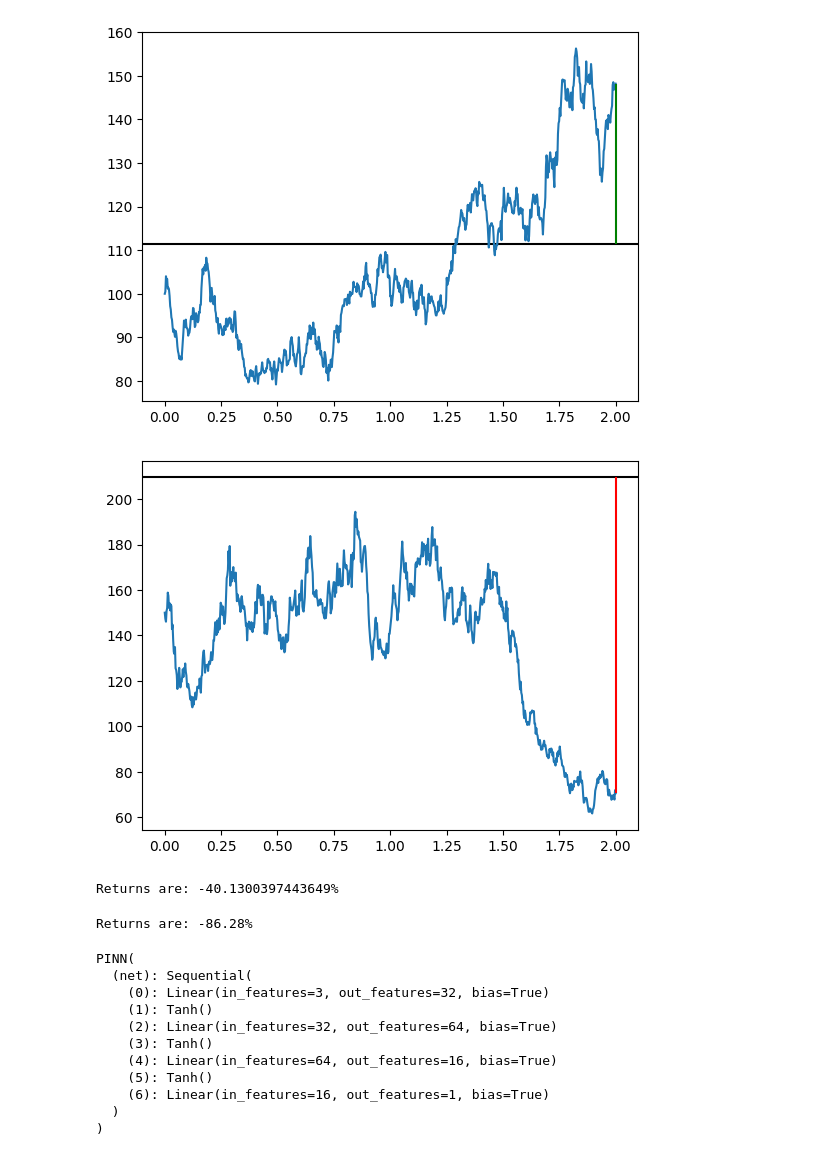
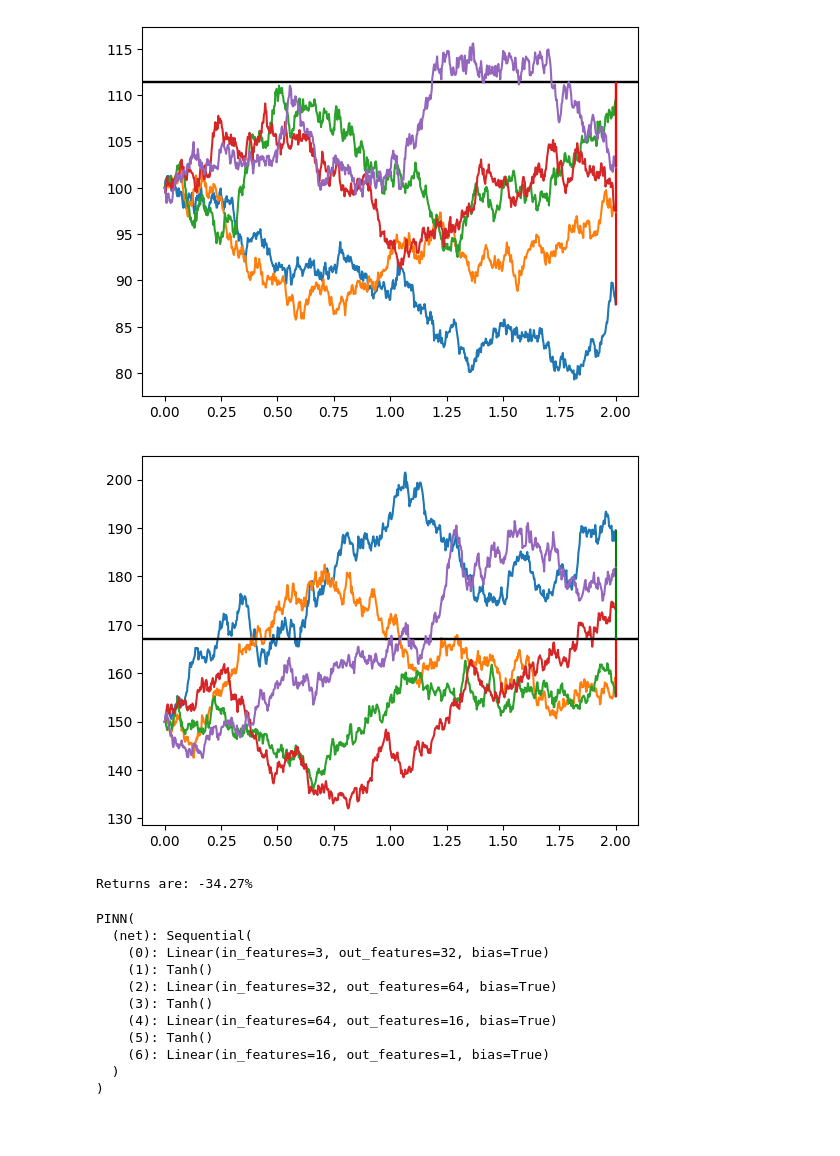
Before and after one commit to Raghava-Ayyagari/Quant-Trading, a Jupyter notebook: Black_and_Scholes/Strategy.ipynb, the cells around one changed output. Drawn from its saved outputs; the diff is of its cells as text; code cells hidden in the pictures; blank space fills up the shorter version.

```diff
--- a/Black_and_Scholes/Strategy.ipynb
+++ b/Black_and_Scholes/Strategy.ipynb
@@ -6,7 +6,7 @@ import torch
 import torch.nn as nn
 from scipy.stats import norm
 # %%
-def black_scholes(S, K=100, T=2, r=0.05, sigma=0.1, option_type='call'):
+def black_scholes(S, K, T=2, r=0.05, sigma=0.1, option_type='call'):
     """
     Calculates the theoretical price of a European option.
 
@@ -74,12 +74,12 @@ def simulate_gbm(S0, mu, sigma, T, N, num_paths=10):
 
     return t, S
 # %%
-t,S1=simulate_gbm(100,0.05,0.3,2,750,1000)
-option1,weight1=black_scholes(100)
+t,S1=simulate_gbm(100,0.05,0.1,2,750,1000)
+option1,weight1=black_scholes(100,100)
 option1=option1+100
 
-t,S2=simulate_gbm(150,-0.05,0.5,2,750,1000)
-option2,weight2=black_scholes(150)
+t,S2=simulate_gbm(150,0.05,0.1,2,750,1000)
+option2,weight2=black_scholes(150,150)
 option2=option2+150
 
 n = 100
@@ -94,6 +94,8 @@ T=2
 K=100
 K1=0.5
 K2=1-K1
+
+percentage_margin=1
 # 2. Get single-share simulated option prices (No 'n' multiplication here)
 
 
@@ -103,40 +105,25 @@ alpha2 = 1 / weight2
 
 # 4. Calculate Total Capital Invested Today (Denominator)
 # %%
-
-x=np.random.randint(0,1000)
-
-opt1_premium = np.exp(-r*T) * np.mean(np.maximum(S1[-1,x] - 100, 0))
-opt2_premium = np.exp(-r*T) * np.mean(np.maximum(S2[-1,x] - 150, 0))
+opt1_premium = np.exp(-r*T) * np.mean(np.maximum(S1[-1,:] - 100, 0))
+opt2_premium = np.exp(-r*T) * np.mean(np.maximum(S2[-1,:] - 150, 0))
 capital1 = (n * S1_0) + (alpha1 * n * opt1_premium)
 capital2 = (n * S2_0) + (alpha2 * n * opt2_premium)
-plt.axhline(option1,color="black")
-plt.plot(t,S1[:,x])
-plt.vlines(t[-1],option1,S1[-1,x],color=("red" if option1>S1[-1,x] else "green"))
-plt.show()
-plt.axhline(option2,color="black")
-plt.plot(t,S2[:,x])
-plt.vlines(t[-1],option2,S2[-1,x],color=("red" if option2>S2[-1,x] else "green"))
+for x in range(5):
+
+    plt.axhline(option1,color="black")
+    plt.plot(t,S1[:,x])
+    plt.vlines(t[-1],option1,S1[-1,x],color=("red" if option1>S1[-1,x] else "green"))
 plt.show()
 
-
-# 5. Calculate Total Portfolio Payoff at Year 2 (Numerator)
-# Total Stock Value + Total Option Value at expiration
-payoff1 = (n * np.mean(S1[-1,x])) + (alpha1 * n * np.mean(np.maximum(S1[-1,x] - 100, 0)))
-payoff2 = (n * np.mean(S2[-1,x])) + (alpha2 * n * np.mean(np.maximum(S2[-1,x] - 150, 0)))
-
-# 6. Clean Percentage Returns per Asset
-profit1 = (payoff1 - capital1) / capital1
-profit2 = (payoff2 - capital2) / capital2
-
-# 7. Combined Portfolio Return (Weighted by your portfolio allocations K1 and K2)
-# Ensure K1 + K2 = 1.0 if they are portfolio weights!
-total_return_percentage = (K1 * profit1 + K2 * profit2) * 100
-print("Returns are: "+str((profit1*K1+K2*profit2)*100)+"%")
+for x in range(5):
+    plt.axhline(option2,color="black")
+    plt.plot(t,S2[:,x])
+    plt.vlines(t[-1],option2,S2[-1,x],color=("red" if option2>S2[-1,x] else "green"))
+plt.show()
 # %% [output]
-[figure, old version]
+[figure, new version]
-[figure, old version]
+[figure, new version]
-Returns are: -40.1300397443649%
 # %%
 n = 100
 
@@ -145,21 +132,27 @@ S1_0 = 100.0
 S2_0 = 150.0
 
 # 2. Get single-share simulated option prices (No 'n' multiplication here)
-opt1_premium = np.exp(-r*T) * np.mean(np.maximum(S1[-1,:] - K1, 0))
-opt2_premium = np.exp(-r*T) * np.mean(np.maximum(S2[-1,:] - K2, 0))
+opt1_premium = np.exp(-r*T) * np.mean(np.maximum(S1[-1,:] - 100, 0))
+opt2_premium = np.exp(-r*T) * np.mean(np.maximum(S2[-1,:] - 150, 0))
 
 # 3. Define your Alpha hedge factors (1/weight)
 alpha1 = 1 / weight1
 alpha2 = 1 / weight2
 
 # 4. Calculate Total Capital Invested Today (Denominator)
-capital1 = (n * S1_0) + (alpha1 * n * opt1_premium)
-capital2 = (n * S2_0) + (alpha2 * n * opt2_premium)
+if(option1>opt1_premium):
+    capital1=alpha1*opt1_premium+percentage_margin*S1_0
+    payoff1=alpha1*np.mean(np.maximum(S1[-1,:]-100,0))+S1_0-np.mean(S1[-1,:])+percentage_margin*S1_0
+else:
+    capital1=alpha1*(S1_0-opt1_premium)+S1_0
+    payoff1=-1*alpha1*np.mean(np.maximum(S1[-1,:]-100,0))+np.mean(S1[-1,:])*(alpha1+1)
 
-# 5. Calculate Total Portfolio Payoff at Year 2 (Numerator)
-# Total Stock Value + Total Option Value at expiration
-payoff1 = (n * np.mean(S1[-1,:])) + (alpha1 * n * np.mean(np.maximum(S1[-1,:] - 100, 0)))
-payoff2 = (n * np.mean(S2[-1,:])) + (alpha2 * n * np.mean(np.maximum(S2[-1,:] - 150, 0)))
+if(option2>opt2_premium):
+    capital2=alpha2*opt2_premium+percentage_margin*S2_0
+    payoff2=alpha2*np.mean(np.maximum(S2[-1,:]-150,0))+S2_0-np.mean(S2[-1,:])+percentage_margin*S2_0
+else:
+    capital2=alpha2*(S2_0-opt2_premium)+S2_0
+    payoff2=-1*alpha2*np.mean(np.maximum(S2[-1,:]-150,0))+np.mean(S2[-1,:])*(alpha2+1)
 
 # 6. Clean Percentage Returns per Asset
 profit1 = (payoff1 - capital1) / capital1
@@ -170,7 +163,7 @@ profit2 = (payoff2 - capital2) / capital2
 total_return_percentage = (K1 * profit1 + K2 * profit2) * 100
 print(f"Returns are: {total_return_percentage:.2f}%")
 # %% [output]
-Returns are: -86.28%
+Returns are: -34.27%
 # %%
 class PINN(nn.Module):
     def __init__(self):
```
Also changed, not shown: parts of 2 cells of this notebook, 1 other file.
